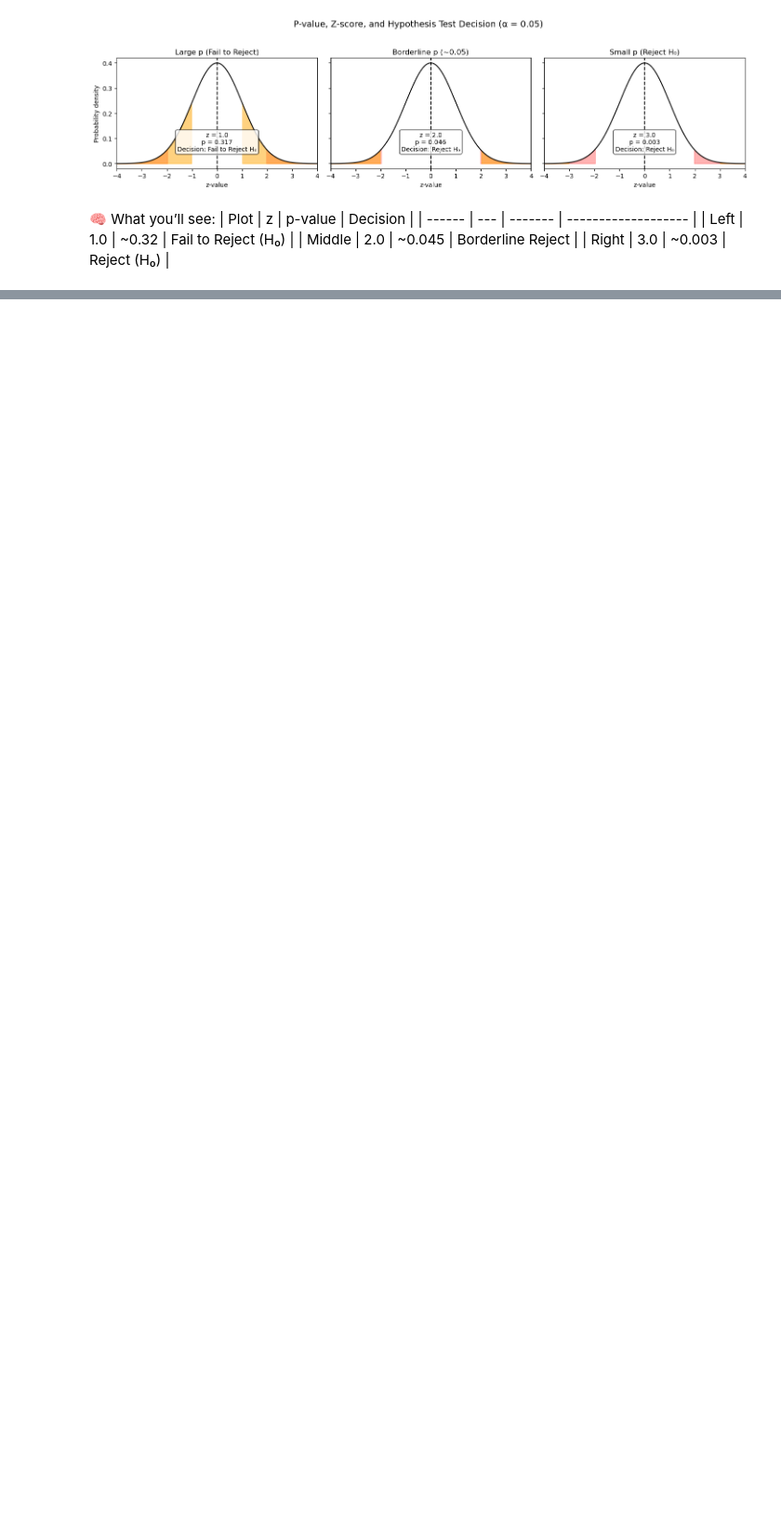
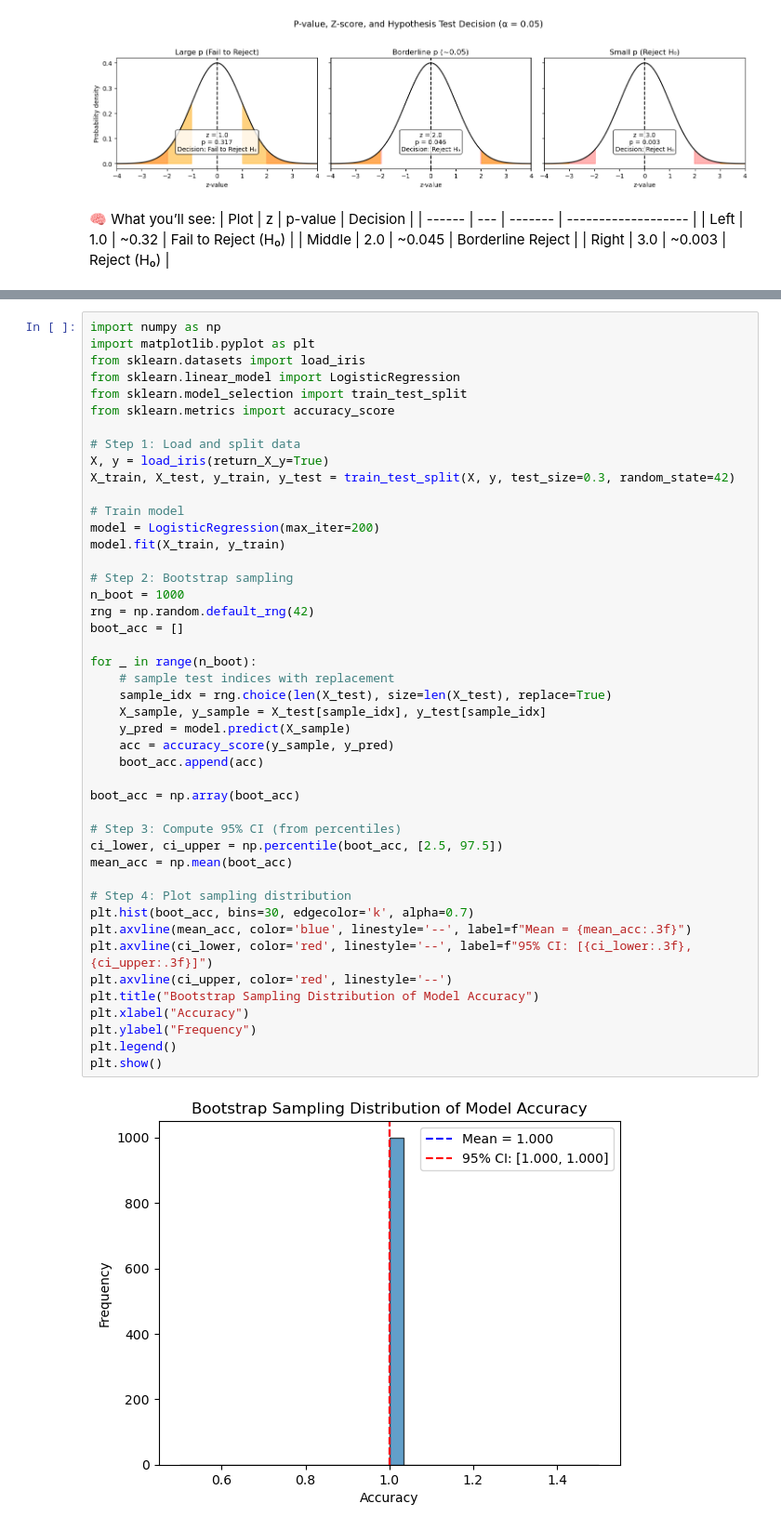
Before and after one commit to mlnotes2718/introduction-statistics-machine-learning, a Jupyter notebook: Statistics-in-ML-5-Sampling-Distributions-and-Central-Limit-Theorem.ipynb, the cells around one changed output, grey strips where cells are left out. Shown at 93% size. Drawn from its saved outputs; the diff is of its cells as text; blank space fills up the shorter version.

```diff
--- a/Statistics-in-ML-5-Sampling-Distributions-and-Central-Limit-Theorem.ipynb
+++ b/Statistics-in-ML-5-Sampling-Distributions-and-Central-Limit-Theorem.ipynb
@@ -937,0 +1028,47 @@ plt.show()
+# %%
+import numpy as np
+import matplotlib.pyplot as plt
+from sklearn.datasets import load_iris
+from sklearn.linear_model import LogisticRegression
+from sklearn.model_selection import train_test_split
+from sklearn.metrics import accuracy_score
+
+# Step 1: Load and split data
+X, y = load_iris(return_X_y=True)
+X_train, X_test, y_train, y_test = train_test_split(X, y, test_size=0.3, random_state=42)
+
+# Train model
+model = LogisticRegression(max_iter=200)
+model.fit(X_train, y_train)
+
+# Step 2: Bootstrap sampling
+n_boot = 1000
+rng = np.random.default_rng(42)
+boot_acc = []
+
+for _ in range(n_boot):
+    # sample test indices with replacement
+    sample_idx = rng.choice(len(X_test), size=len(X_test), replace=True)
+    X_sample, y_sample = X_test[sample_idx], y_test[sample_idx]
+    y_pred = model.predict(X_sample)
+    acc = accuracy_score(y_sample, y_pred)
+    boot_acc.append(acc)
+
+boot_acc = np.array(boot_acc)
+
+# Step 3: Compute 95% CI (from percentiles)
+ci_lower, ci_upper = np.percentile(boot_acc, [2.5, 97.5])
+mean_acc = np.mean(boot_acc)
+
+# Step 4: Plot sampling distribution
+plt.hist(boot_acc, bins=30, edgecolor='k', alpha=0.7)
+plt.axvline(mean_acc, color='blue', linestyle='--', label=f"Mean = {mean_acc:.3f}")
+plt.axvline(ci_lower, color='red', linestyle='--', label=f"95% CI: [{ci_lower:.3f}, {ci_upper:.3f}]")
+plt.axvline(ci_upper, color='red', linestyle='--')
+plt.title("Bootstrap Sampling Distribution of Model Accuracy")
+plt.xlabel("Accuracy")
+plt.ylabel("Frequency")
+plt.legend()
+plt.show()
+# %% [output]
+[figure, added]
```
Also changed, not shown: parts of 45 cells of this notebook, 1 other file.
